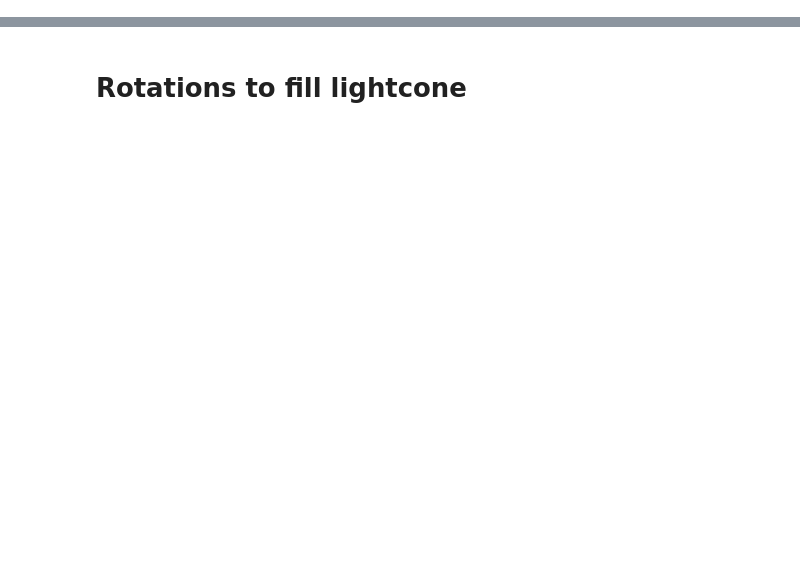
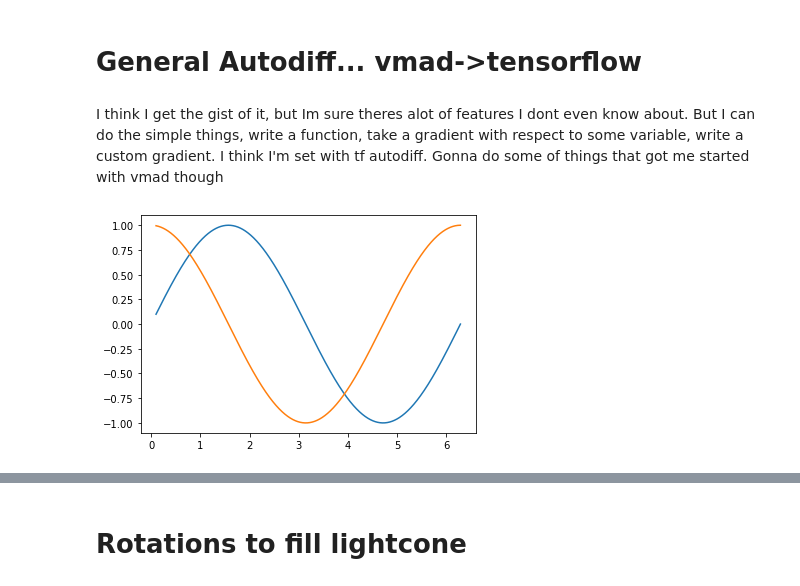
Before and after one commit to DifferentiableUniverseInitiative/flowpm, a Jupyter notebook: notebooks/Lensing.ipynb, the cells around one changed output, grey strips where cells are left out. Saved outputs shown, nothing was run; the diff lists cells and outputs as text; code cells hidden in the pictures; blank space fills up the shorter version.

Commit message:
learning some tf autodiff

```diff
--- a/notebooks/Lensing.ipynb
+++ b/notebooks/Lensing.ipynb
@@ -8,0 +9,16 @@ tf.executing_eagerly()
+# %% [markdown]
+# General Autodiff... vmad->tensorflow
+# %% [markdown]
+I think I get the gist of it, but Im sure theres alot of features I dont even know about. But I can do the simple things, write a function, take a gradient with respect to some variable, write a custom gradient. I think I'm set with tf autodiff. Gonna do some of things that got me started with vmad though
+# %%
+# Start with a sine wave and make sure I understand how it all works
+x = tf.linspace(0.1, 2*np.pi, 1000, name='radians', )
+with tf.GradientTape() as g:
+    g.watch(x)
+    y = tf.sin(x)
+plt.figure(figsize=(6, 4))
+plt.plot(x, y)
+plt.plot(x, g.gradient(y, x))
+plt.show()
+# %% [output]
+[figure, added]
```
Also changed, not shown: parts of 10 cells of this notebook.
